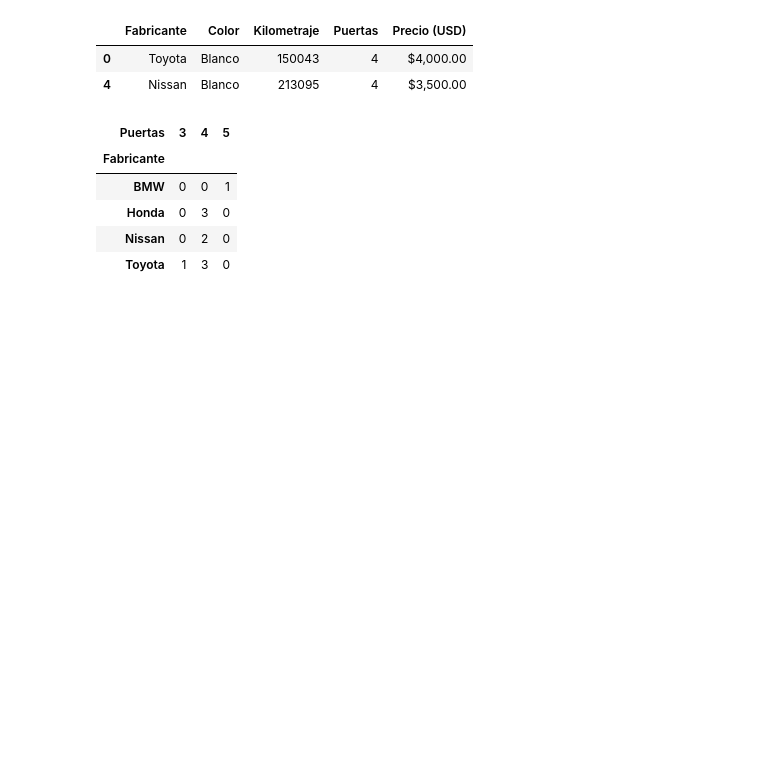
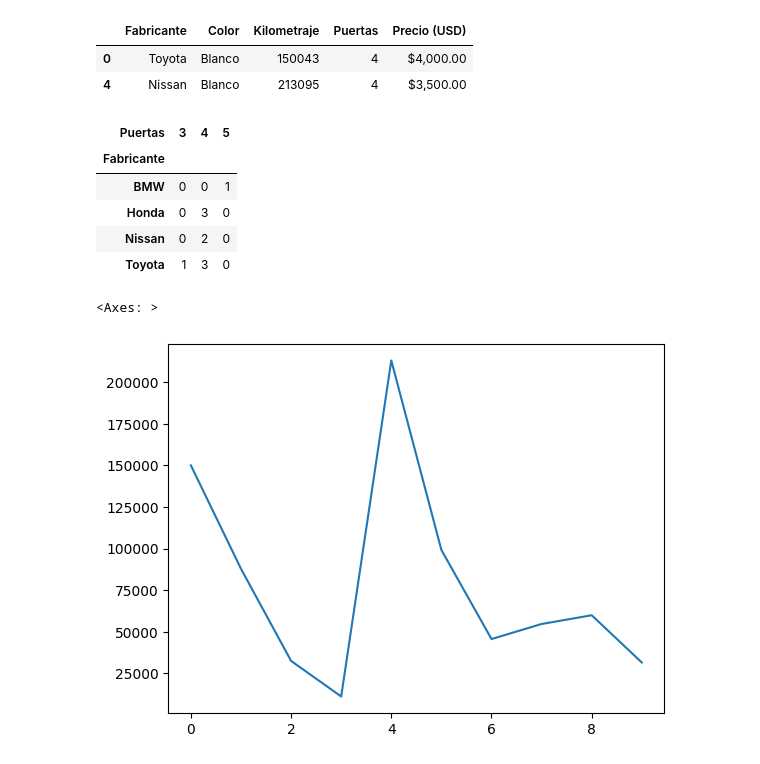
Before and after one commit to DanIngrao/My-Python-Repository, a Jupyter notebook: Practices/Practice 15/Practice15_3.ipynb, the cells around one changed output. Drawn from its saved outputs; the diff is of its cells as text; code cells hidden in the pictures; blank space fills up the shorter version.

```diff
--- a/Practices/Practice 15/Practice15_3.ipynb
+++ b/Practices/Practice 15/Practice15_3.ipynb
@@ -135,3 +135,11 @@ pd.crosstab(ventas_autos['Fabricante'],ventas_autos['Puertas'])
 | Honda | 0 | 3 | 0 |
 | Nissan | 0 | 2 | 0 |
 | Toyota | 1 | 3 | 0 |
+# %%
+import matplotlib.pyplot as plt
+%matplotlib inline
+
+ventas_autos['Kilometraje'].plot()
+# %% [output]
+<Axes: >
+[figure, added]
```
Also changed, not shown: parts of 2 cells of this notebook.
